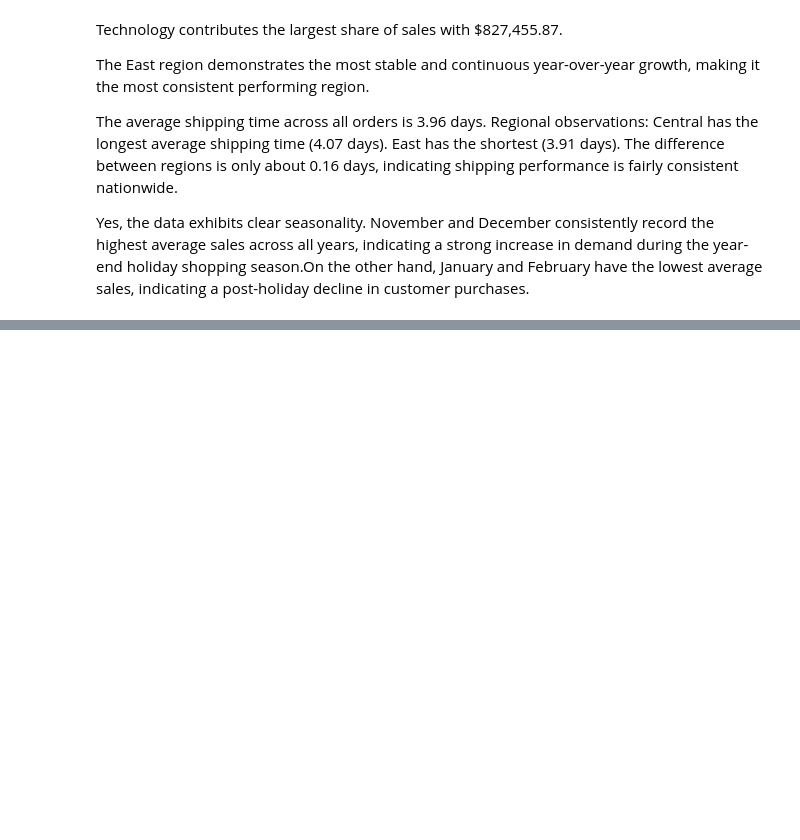
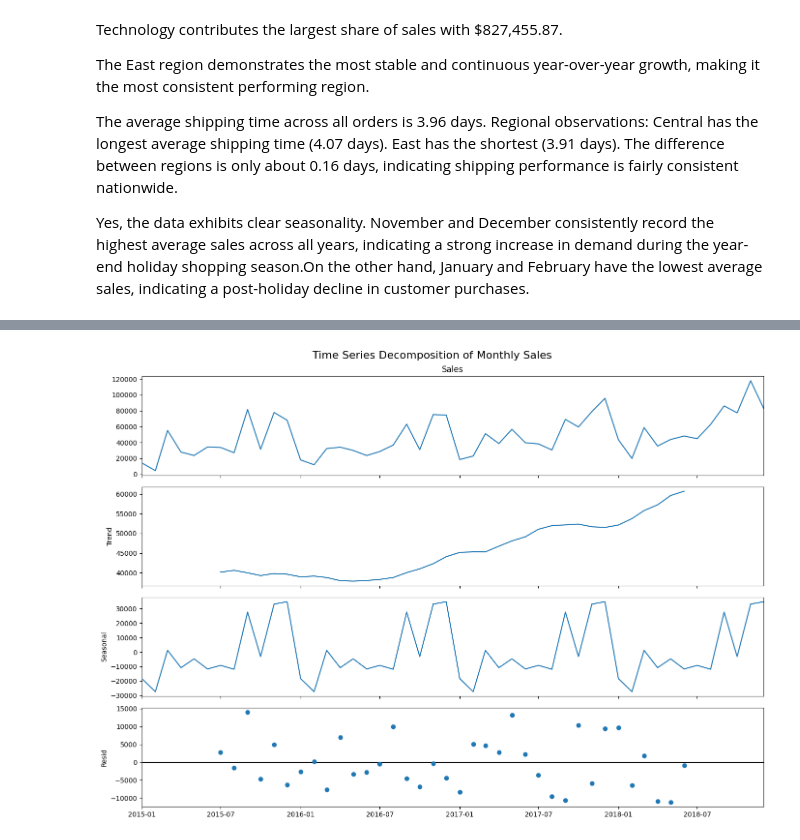
Before and after one commit to Vasumitt123/End-to-End-Sales-Forecasting-Demand-Intelligence-System, a Jupyter notebook: Analyis.ipynb, the cells around one changed output, grey strips where cells are left out. Saved outputs shown, nothing was run; the diff lists cells and outputs as text; code cells hidden in the pictures; blank space fills up the shorter version.

```diff
--- a/Analyis.ipynb
+++ b/Analyis.ipynb
@@ -367,0 +389,13 @@ Yes, the data exhibits clear seasonality. November and December consistently rec
+# %%
+import subprocess
+subprocess.check_call(['pip', 'install', 'statsmodels'])
+from statsmodels.tsa.seasonal import seasonal_decompose
+
+monthly_sales_ts = (
+    df.groupby(pd.Grouper(key="Order Date", freq="MS"))["Sales"]
+      .sum()
+)
+
+print(monthly_sales_ts.head())
+
+decomposition = seasonal_decompose(monthly_sales_ts, model="additive", period=12)
@@ -367,0 +410,9 @@ Yes, the data exhibits clear seasonality. November and December consistently rec
+# %%
+fig = decomposition.plot()
+fig.set_size_inches(14, 10)
+
+plt.suptitle("Time Series Decomposition of Monthly Sales", fontsize=16)
+plt.tight_layout()
+plt.show()
+# %% [output]
+[figure, added]
```
Also changed, not shown: parts of 4 cells of this notebook.
